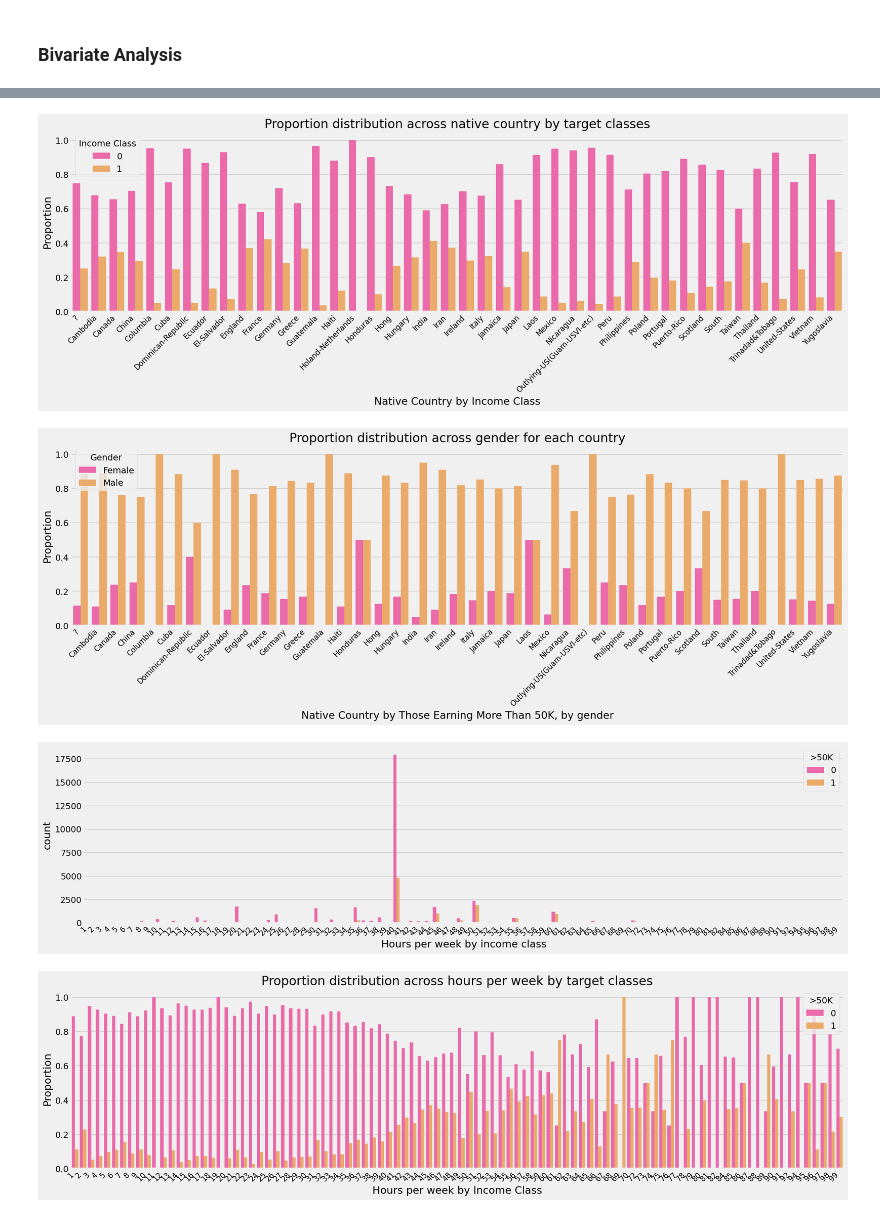
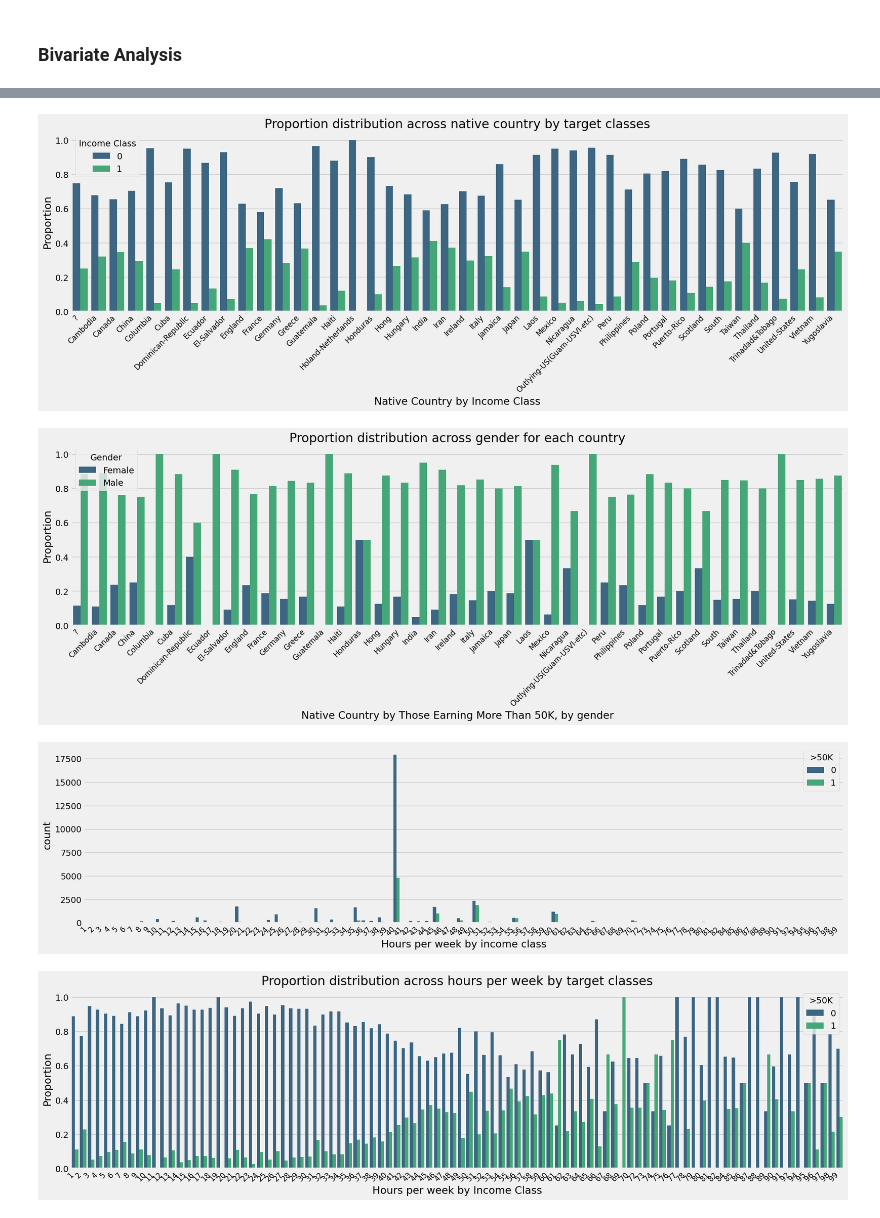
Before and after one commit to jrafei/income-prediction, a Jupyter notebook: notebooks/data_exploration.ipynb, the cells around one changed output, grey strips where cells are left out. Cells and saved outputs as stored; diff of their text form; code cells hidden in the pictures.

Commit message:
script run_project.py + commentaires data_exploration

```diff
--- a/notebooks/data_exploration.ipynb
+++ b/notebooks/data_exploration.ipynb
@@ -463,7 +481,7 @@ proportion_data['proportion'] = proportion_data['count'] / total_counts
 
 # Plot
 plt.figure(figsize=(20, 5))
-bar_plot = sns.barplot(x='native-country', y='proportion', hue='>50K', data=proportion_data, palette='spring')
+bar_plot = sns.barplot(x='native-country', y='proportion', hue='>50K', data=proportion_data, palette='viridis')
 plt.xlabel("Native Country by Income Class")
 plt.ylabel("Proportion")
 plt.xticks(rotation=45, horizontalalignment='right', fontsize=12)
@@ -471,7 +489,7 @@ plt.title("Proportion distribution across native country by target classes")
 plt.legend(title='Income Class')
 plt.show()
 # %% [output]
-[figure, old version]
+[figure, new version]
 # %%
 # Proportion distribution accross gender for each country for those earning more than 50K
 
@@ -485,7 +503,7 @@ proportion_data['proportion'] = proportion_data['count'] / total_counts
 
 # Plot
 plt.figure(figsize=(20, 5))
-sns.barplot(x='native-country', y='proportion', hue='sex', data=proportion_data, palette='spring')
+sns.barplot(x='native-country', y='proportion', hue='sex', data=proportion_data, palette='viridis')
 plt.xlabel("Native Country by Those Earning More Than 50K, by gender")
 plt.ylabel("Proportion")
 plt.xticks(rotation=45, horizontalalignment='right', fontsize=12)
@@ -493,35 +511,35 @@ plt.title("Proportion distribution across gender for each country")
 plt.legend(title='Gender')
 plt.show()
 # %% [output]
-[figure, old version]
+[figure, new version]
 # %%
 # Hours per week by income
 plt.figure(figsize=(20,5))
-sns.countplot(x='hours-per-week', data=data, hue='>50K', palette='spring')
+sns.countplot(x='hours-per-week', data=data, hue='>50K', palette='viridis')
 plt.xlabel("Hours per week by income class")
 plt.xticks(rotation=45, horizontalalignment='right', fontsize=12)
 plt.show()
 # %% [output]
-[figure, old version]
+[figure, new version]
 # %%
 # Proportion of income classes by Hours per week
 
 # Calculate proportions
 proportion_data = data.groupby(['hours-per-week', '>50K']).size().reset_index(name='count')
 total_counts = proportion_data.groupby('hours-per-week')['count'].transform('sum')
 proportion_data['proportion'] = proportion_data['count'] / total_counts
 
 # Plot
 plt.figure(figsize=(20, 5))
-bar_plot = sns.barplot(x='hours-per-week', y='proportion', hue='>50K', data=proportion_data, palette='spring')
+bar_plot = sns.barplot(x='hours-per-week', y='proportion', hue='>50K', data=proportion_data, palette='viridis')
 plt.xlabel("Hours per week by Income Class")
 plt.ylabel("Proportion")
 plt.xticks(rotation=45, horizontalalignment='right', fontsize=12)
 plt.title("Proportion distribution across hours per week by target classes")
 plt.legend(title='>50K')
 plt.show()
 # %% [output]
-[figure, old version]
+[figure, new version]
 # %%
 # Proportion of income classes by Hours per week (categorized)
 
```
Also changed, not shown: parts of 16 cells of this notebook, 2 other files.
